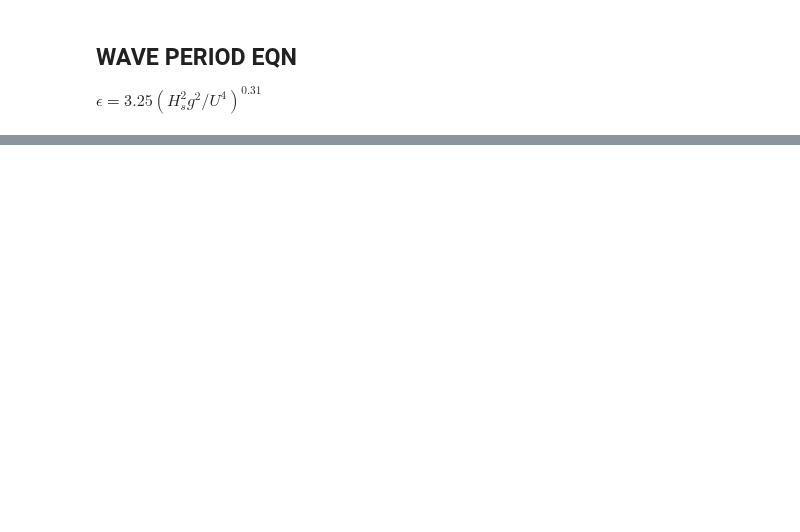
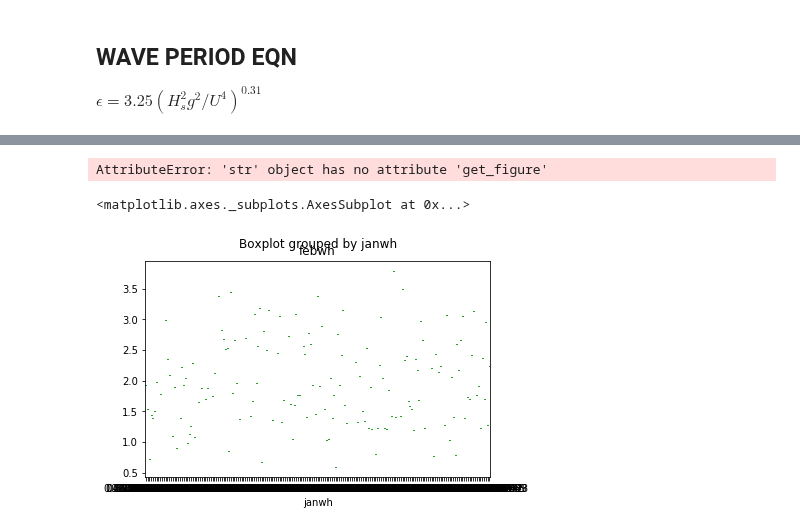
Before and after one commit to CourtneySmith32/Honours-Coursework, a Jupyter notebook: CBG_month.ipynb, the cells around one changed output, grey strips where cells are left out. Drawn from its saved outputs; the diff is of its cells as text; code cells hidden in the pictures; blank space fills up the shorter version.

Commit message:
months working in CBG_month, starting boxplot

```diff
--- a/CBG_month.ipynb
+++ b/CBG_month.ipynb
@@ -202,3 +76,0 @@ print dt1
-# %%
-for k in range(len(jan1)):
-    print wh[k], netCDF4.num2date(tt[k],u'days since 1985-01-01 00:00:00 UTC')
@@ -296,0 +77,18 @@ print 'Dec', np.mean(dec)
+# %%
+days2 = [] #daystart
+for k in range(len(alltime)):
+
+    t1 = alltime[k]
+    if k == 0: #get day 0. Then else: every day after that
+        days2.append(alltime[k])
+        dd =alltime[k]
+        it = 0
+    else:
+        if t1.day != dd.day: #if day 1 is not equal to day 2, then append
+            #print dd.day,t1.day
+            days2.append(alltime[k])
+            it += 1
+            dd = alltime[k]
+
+
+print 'Number of Satellite Tracks:', len(tt[days])
@@ -567,0 +321,17 @@ m.scatter(xs2,ys2,marker=".", alpha=0.7)
+# %%
+df1 = pd.DataFrame(data={"janwh":janwh})
+df2 = pd.DataFrame(data={"febwh":febwh})
+df3 = pd.DataFrame(data={"marwh":marwh})
+df4= pd.DataFrame(data={"aprwh":aprwh})
+df5= pd.DataFrame(data={"maywh":maywh})
+df6= pd.DataFrame(data={"junwh":junwh})
+df7= pd.DataFrame(data={"julwh":julwh})
+df8= pd.DataFrame(data={"augwh":augwh})
+df9= pd.DataFrame(data={"sepwh":sepwh})
+df10= pd.DataFrame(data={"octwh":octwh})
+df11= pd.DataFrame(data={"novwh":novwh})
+df12= pd.DataFrame(data={"decwh":decwh})
+
+
+df.to_csv("testjanmonth.csv", sep=',',index=False)
+df1
@@ -567,0 +357,3 @@ m.scatter(xs2,ys2,marker=".", alpha=0.7)
+# %%
+df3 = pd.concat([df1, df2, df3, df4, df5, df6, df7, df8, df9, df10, df11, df12], axis=1)
+df3
@@ -567,0 +379,9 @@ m.scatter(xs2,ys2,marker=".", alpha=0.7)
+# %%
+boxplot = df3.boxplot('janwh', 'febwh', 'marwh')
+# %% [output]
+AttributeError: 'str' object has no attribute 'get_figure'
+# %%
+df3.boxplot(by = 'janwh', column=['febwh'], grid= False)
+# %% [output]
+<matplotlib.axes._subplots.AxesSubplot at 0x...>
+[figure, added]
```
Also changed, not shown: parts of 46 cells of this notebook, 6 other files.
